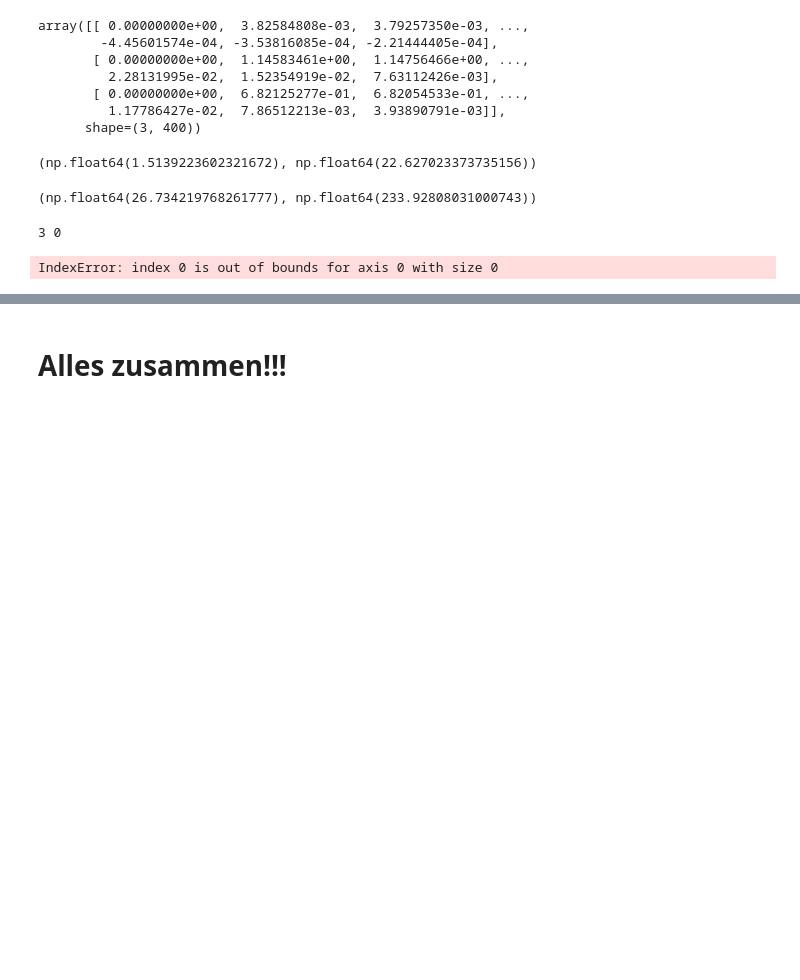
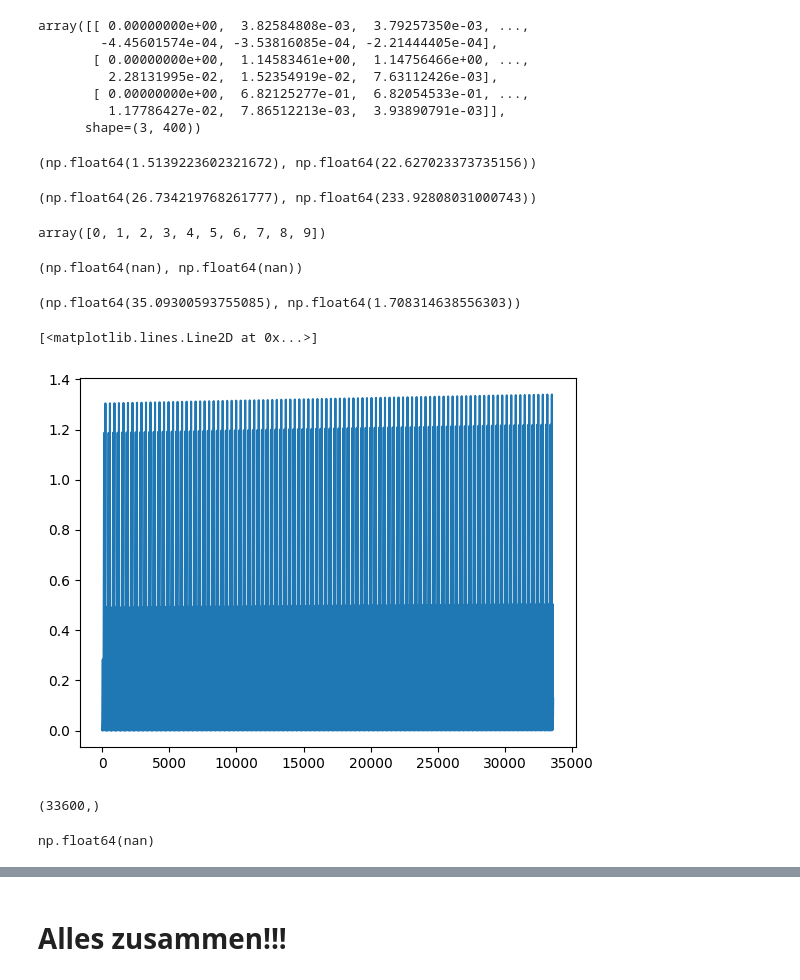
Before and after one commit to TimLockstedt/Opt1, a Jupyter notebook: A4_Tim.ipynb, the cells around one changed output, grey strips where cells are left out. Saved outputs shown, nothing was run; the diff lists cells and outputs as text; code cells hidden in the pictures; blank space fills up the shorter version.

```diff
--- a/A4_Tim.ipynb
+++ b/A4_Tim.ipynb
@@ -983,15 +992,24 @@ def gradient(P_ges, d, v_max, L, dt):
+# %%
+arr_test = np.arange(10)
+arr_test
+# %% [output]
+array([0, 1, 2, 3, 4, 5, 6, 7, 8, 9])
+# %%
+L, v_max
+# %% [output]
+(np.float64(nan), np.float64(nan))
 # %%
-dt = 0.001
+dt = 0.01
 L = 1
 v_max = 35
 N = 5
 gradients = np.zeros((2, N))
 vmax_arr = np.zeros(N)
 L_arr = np.zeros(N)
-sigma = 0.01 # Amijo Bed.
+sigma = 0.0001 # Amijo Bed.
 
 test = data_class("TrafficDataset/sequence_data1-1_1.mat")
-for j in range(N):
+for j in range(100):
 	for k in range(N):
 		test.set_numx(dt, L, v_max, model="log", n_dataset=k)
 		Pges = pGes(dt, test, v_max)
@@ -1001,9 +1019,28 @@ for j in range(N):
 		gradients[:, k] = sk
 		vmax_arr[k] = v_max
 		L_arr[k] = L
-	mittel_grad = np.sum(gradients, 0)
+	mittel_grad = np.sum(gradients, 1)/N
 	v_max = v_max + sigma * mittel_grad[0]
 	L = L + sigma * mittel_grad[1]
-# %% [output]
-3 0
-IndexError: index 0 is out of bounds for axis 0 with size 0
+# %%
+v_max, L
+# %% [output]
+(np.float64(35.09300593755085), np.float64(1.708314638556303))
+# %%
+import matplotlib.pyplot as plt
+def flatten(xss):
+    return [x for xs in xss for x in xs]
+
+Ges_J = flatten(test.get_gesJ())
+plt.plot(np.arange(len(Ges_J)), Ges_J)
+# %% [output]
+[<matplotlib.lines.Line2D at 0x...>]
+[figure, added]
+# %%
+np.array(Ges_J).shape
+# %% [output]
+(33600,)
+# %%
+Ges_J[20000] * 4
+# %% [output]
+np.float64(nan)
```
Also changed, not shown: parts of 4 cells of this notebook.
